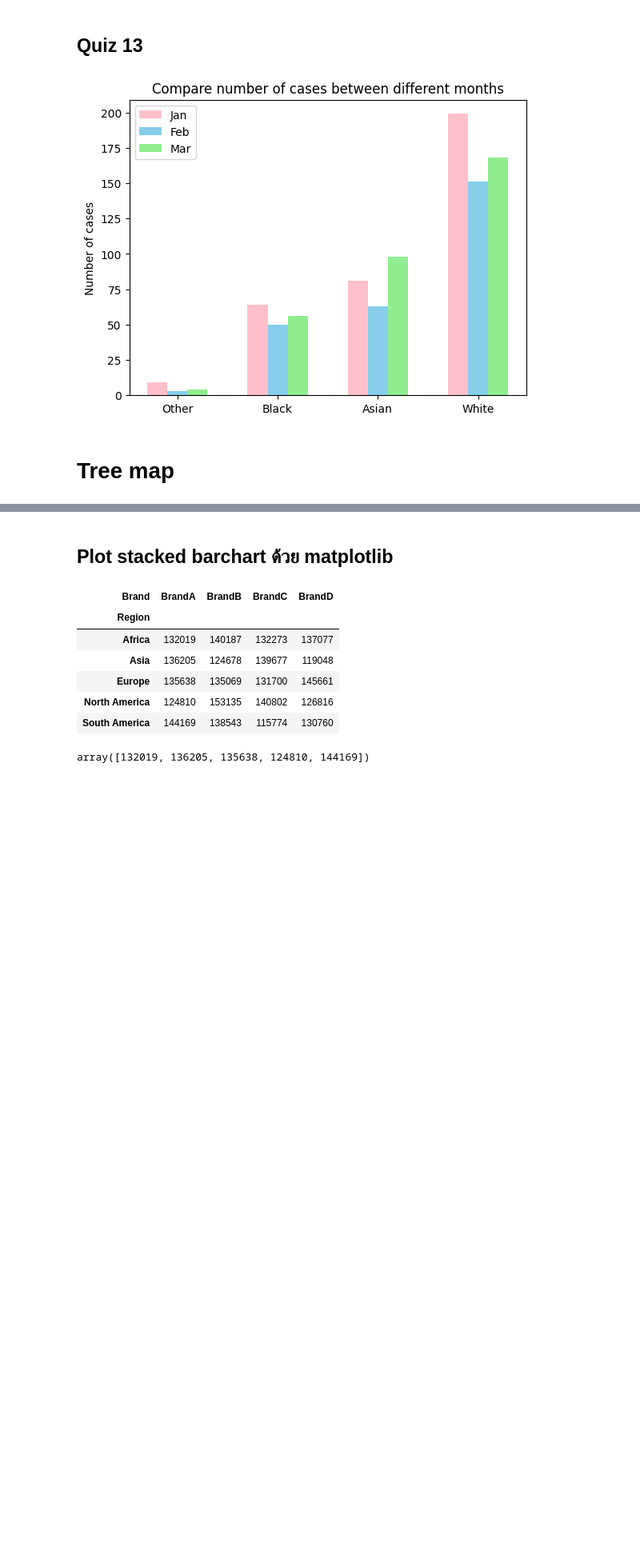
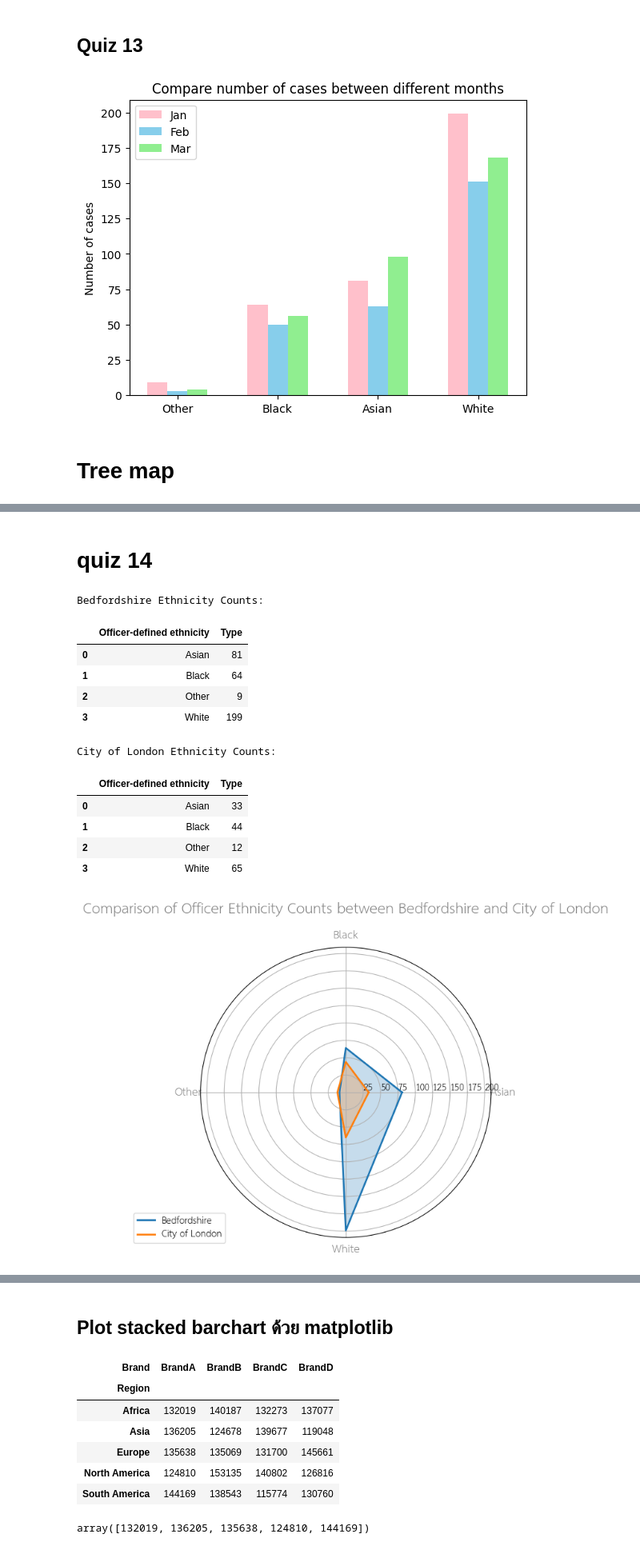
Before and after one commit to MeeGyo/dataviz2025, a Jupyter notebook: Copy_of_Visualize_Data_Comparison_2025.ipynb, the cells around one changed output, grey strips where cells are left out. Shown at 80% size. Saved outputs shown, nothing was run; the diff lists cells and outputs as text; code cells hidden in the pictures; blank space fills up the shorter version.

Commit message:
quiz 14

```diff
--- a/Copy_of_Visualize_Data_Comparison_2025.ipynb
+++ b/Copy_of_Visualize_Data_Comparison_2025.ipynb
@@ -220,3 +245,82 @@ mpl.rc('font', family='TH Sarabun New')
+# %% [markdown]
+# quiz 14
+# %%
+#Q Radar Chart
+
+
+
+import numpy as np
+import pandas as pd  #import pandas มาเพราะข้อมูลจะเกี่ยวกับตาราง
+import matplotlib.pyplot as plt
+from math import pi #import math มาเนื่องจากเกี่ยวกับวงกลมนำมาใช้เพื่อดึงค่าพาย
+
+data_bed = pd.read_csv('/content/drive/MyDrive/Python&DataViz2025/2025-01/2025-01-bedfordshire-stop-and-search.csv')
+
+
+data_london = pd.read_csv('/content/drive/MyDrive/Python&DataViz2025/2025-01/2025-01-city-of-london-stop-and-search.csv')
+
+bed_ethnicity_counts = data_bed.groupby('Officer-defined ethnicity')['Type'].count().reset_index()
+print("Bedfordshire Ethnicity Counts:")
+display(bed_ethnicity_counts)
+
+london_ethnicity_counts = data_london.groupby('Officer-defined ethnicity')['Type'].count().reset_index()
+print("\nCity of London Ethnicity Counts:")
+display(london_ethnicity_counts)
+
+# Combine the two dataframes for easier plotting
+combined_ethnicity_counts = pd.merge(bed_ethnicity_counts, london_ethnicity_counts, on='Officer-defined ethnicity', suffixes=('_Bedfordshire', '_London'))
+
+categories = combined_ethnicity_counts['Officer-defined ethnicity'].tolist()
+# categories += categories[:1] # Repeat the first category to close the circle - Removed this line
+
+# Values for Bedfordshire and City of London
+values_bed = combined_ethnicity_counts['Type_Bedfordshire'].tolist()
+values_bed += values_bed[:1]
+
+values_london = combined_ethnicity_counts['Type_London'].tolist()
+values_london += values_london[:1]
+
+# Calculate angles for each category
+angles = [n / float(len(categories)) * 2 * pi for n in range(len(categories))] # Modified len(categories)-1 to len(categories)
+angles += angles[:1]
+############################################################################
+
+
+# Plotting the radar chart
+fig, ax = plt.subplots(nrows=1, ncols=1, figsize=(6, 6), subplot_kw=dict(polar=True))
+
+plt.xticks(angles[:-1], categories, color='grey', size=12)
+ax.set_rlabel_position(0)
+
+# Set the y-axis limits to a common maximum value
+max_value = max(max(values_bed), max(values_london))
+ax.set_ylim(0, max_value + 10) # Adding a small buffer for better visualization
+
+# Plot Bedfordshire data
+ax.plot(angles, values_bed, linewidth=2, linestyle='solid', label='Bedfordshire', color='#1f77b4')
+ax.fill(angles, values_bed, '#1f77b4', alpha=0.25)
+
+# Plot City of London data
+ax.plot(angles, values_london, linewidth=2, linestyle='solid', label='City of London', color='#ff7f0e')
+ax.fill(angles, values_london, '#ff7f0e', alpha=0.25)
+
+plt.title('Comparison of Officer Ethnicity Counts between Bedfordshire and City of London', size=16, color='grey', y=1.1)
+plt.legend(loc='upper right', bbox_to_anchor=(0.1, 0.1))
+plt.show()
+# %% [output]
+Bedfordshire Ethnicity Counts:
+|  | Officer-defined ethnicity | Type |
+| 0 | Asian | 81 |
+| 1 | Black | 64 |
+| 2 | Other | 9 |
+| 3 | White | 199 |
+City of London Ethnicity Counts:
+|  | Officer-defined ethnicity | Type |
+| 0 | Asian | 33 |
+| 1 | Black | 44 |
+| 2 | Other | 12 |
+| 3 | White | 65 |
+[figure, added]
 # %%
 # prompt: plot stacked barchart ของแต่ละ region โดยดูจาก contribution ของ Price Category
 
```
Also changed, not shown: parts of 15 cells of this notebook.
